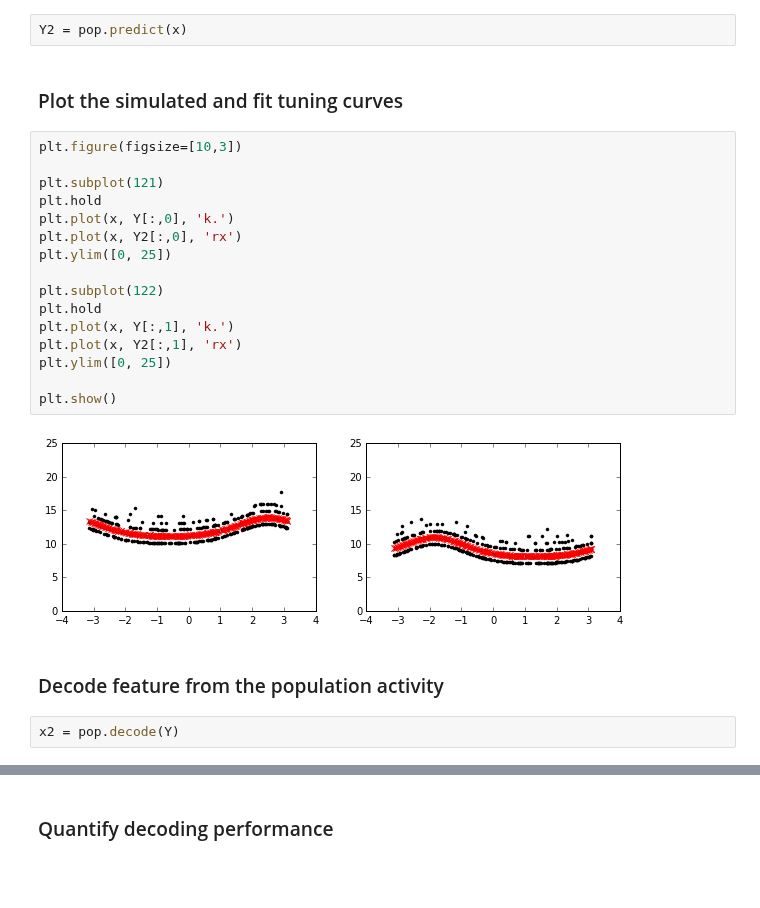
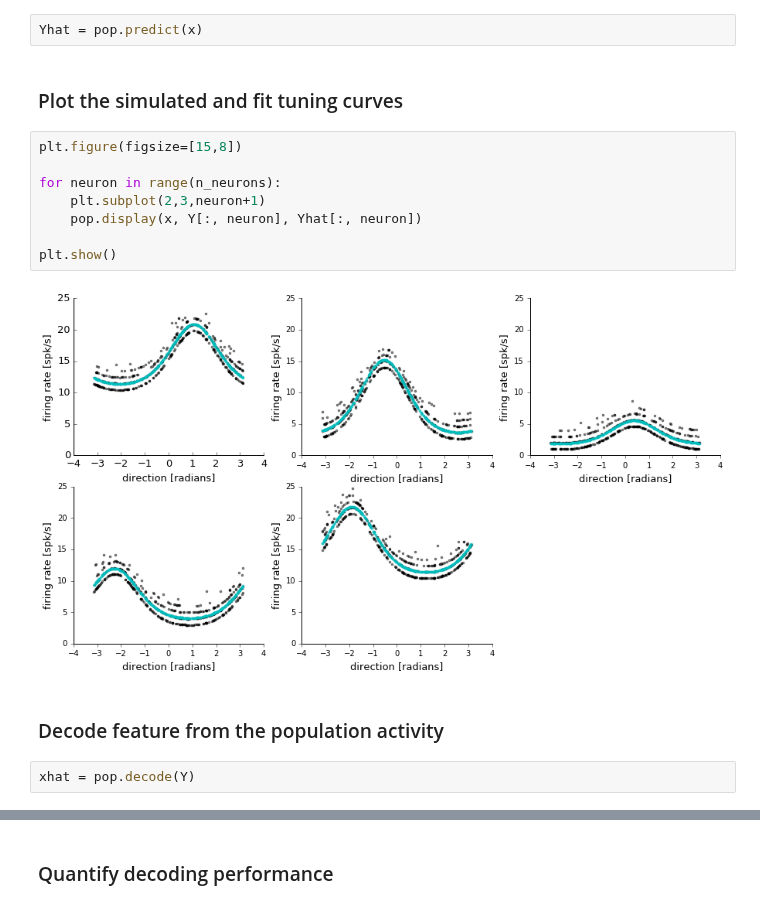
Before and after one commit to KordingLab/spykes, a Jupyter notebook: notebooks/neuropop_example.ipynb, the cells around one changed output, grey strips where cells are left out. Cells and saved outputs as stored; diff of their text form; blank space fills up the shorter version.

```diff
--- a/notebooks/neuropop_example.ipynb
+++ b/notebooks/neuropop_example.ipynb
@@ -134,27 +94,19 @@ pop.fit(x, Y)
 # %%
-Y2 = pop.predict(x)
+Yhat = pop.predict(x)
 # %% [markdown]
 ### Plot the simulated and fit tuning curves
-# %%
-plt.figure(figsize=[10,3])
-
-plt.subplot(121)
-plt.hold
-plt.plot(x, Y[:,0], 'k.')
-plt.plot(x, Y2[:,0], 'rx')
-plt.ylim([0, 25])
-
-plt.subplot(122)
-plt.hold
-plt.plot(x, Y[:,1], 'k.')
-plt.plot(x, Y2[:,1], 'rx')
-plt.ylim([0, 25])
-
-plt.show()
-# %% [output]
-[figure, removed]
+# %%
+plt.figure(figsize=[15,8])
+
+for neuron in range(n_neurons):
+    plt.subplot(2,3,neuron+1)
+    pop.display(x, Y[:, neuron], Yhat[:, neuron])
+
+plt.show()
+# %% [output]
+[figure, added]
 # %% [markdown]
 ### Decode feature from the population activity
 # %%
-x2 = pop.decode(Y)
+xhat = pop.decode(Y)
 # %%
```
Also changed, not shown: parts of 15 cells of this notebook.
